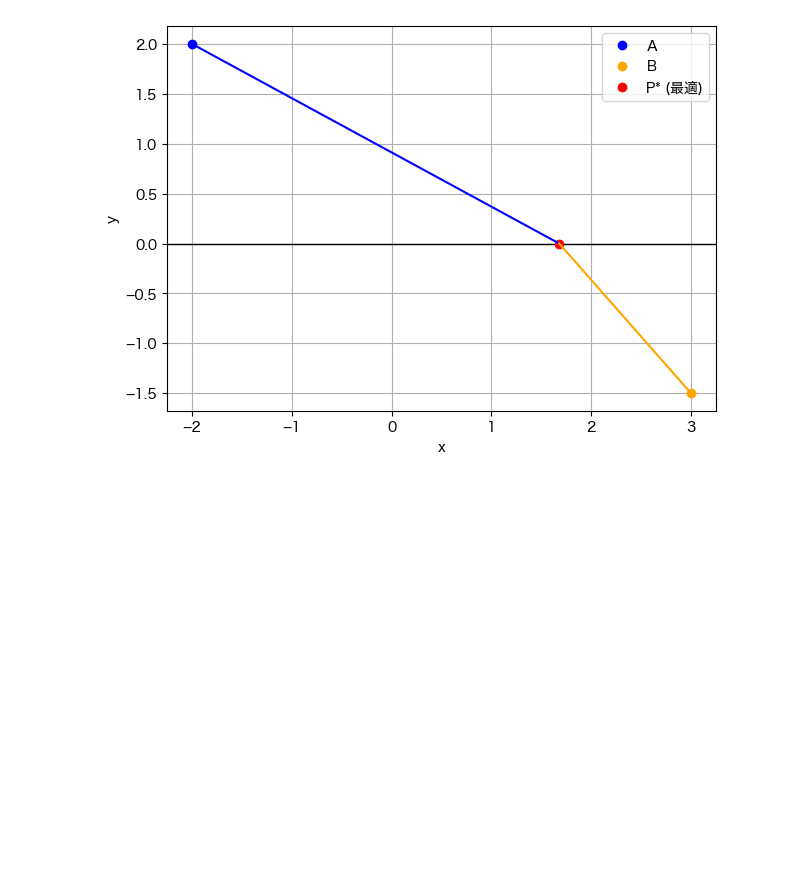
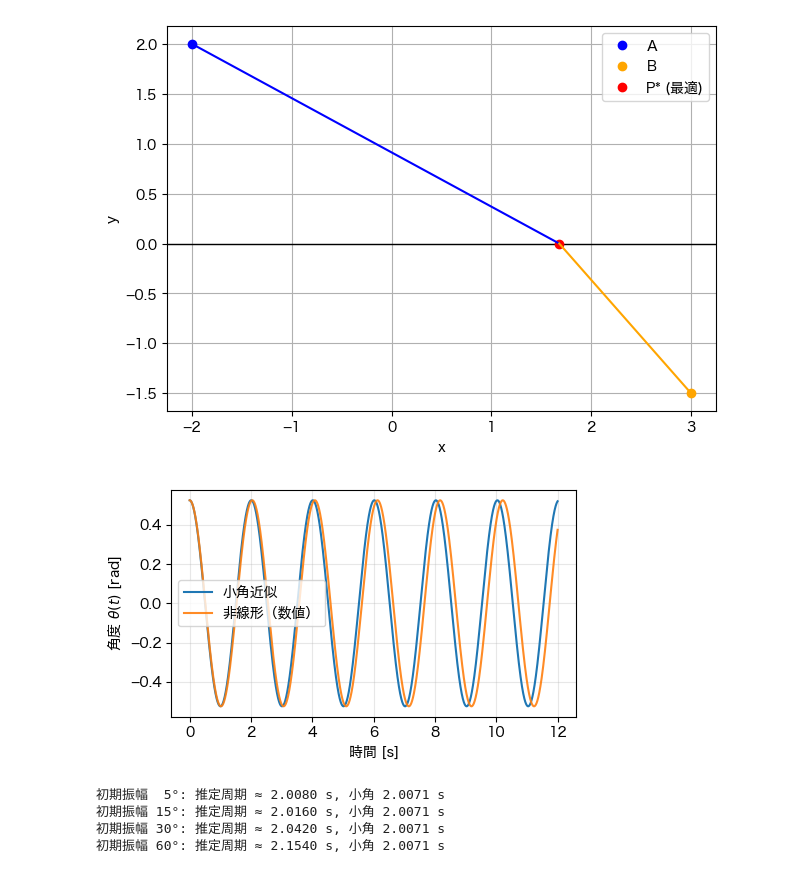
Before and after one commit to k16kgw/Class_Josai_MathematicalStudies, a Jupyter notebook: _build/html/_sources/contents/report/4.ipynb, the cells around one changed output. Cells and saved outputs as stored; diff of their text form; code cells hidden in the pictures; blank space fills up the shorter version.

```diff
--- a/_build/html/_sources/contents/report/4.ipynb
+++ b/_build/html/_sources/contents/report/4.ipynb
@@ -91,3 +91,66 @@ plt.tight_layout()
 plt.show()
 # %% [output]
 [figure]
+# %%
+import numpy as np
+import matplotlib.pyplot as plt
+from matplotlib import rcParams
+rcParams['font.family'] = 'Hiragino Sans'
+# %%
+g = 9.8
+ell = 1.0
+w0 = np.sqrt(g/ell)
+
+t_max = 12
+dt = 1e-3
+t = np.arange(0, t_max, dt)
+# %%
+def theta_lin(t, A, phi=0.0):
+    return A*np.cos(w0*t + phi)
+# %%
+def pend_rhs(theta, omega):
+    return omega, -(g/ell)*np.sin(theta)
+
+def rk4(theta0, omega0):
+    th = np.empty_like(t); om = np.empty_like(t)
+    th[0], om[0] = theta0, omega0
+    for k in range(len(t)-1):
+        h = dt
+        k1_th, k1_om = pend_rhs(th[k], om[k])
+        k2_th, k2_om = pend_rhs(th[k]+0.5*h*k1_th, om[k]+0.5*h*k1_om)
+        k3_th, k3_om = pend_rhs(th[k]+0.5*h*k2_th, om[k]+0.5*h*k2_om)
+        k4_th, k4_om = pend_rhs(th[k]+h*k3_th, om[k]+h*k3_om)
+        th[k+1] = th[k] + (h/6)*(k1_th + 2*k2_th + 2*k3_th + k4_th)
+        om[k+1] = om[k] + (h/6)*(k1_om + 2*k2_om + 2*k3_om + k4_om)
+    return th, om
+
+A = np.deg2rad(30)  # 30°
+theta_nl, omega_nl = rk4(A, 0.0)
+theta_l = theta_lin(t, A, 0.0)
+# %%
+fig, ax = plt.subplots(figsize=(5,3))
+ax.plot(t, theta_l, label="小角近似", lw=1.5)
+ax.plot(t, theta_nl, label="非線形（数値）", lw=1.5, alpha=0.9)
+ax.set_xlabel("時間 [s]"); ax.set_ylabel(r"角度 $\theta(t)$ [rad]")
+ax.legend(); ax.grid(True, alpha=0.3)
+plt.tight_layout(); fig.savefig("./4_pend_compare.png", dpi=300); plt.show()
+# %% [output]
+[figure, added]
+# %%
+def estimate_period(theta, t):
+    # 0 を上向きに通過する時刻を拾う
+    idx = np.where((theta[:-1] < 0) & (theta[1:] >= 0))[0]
+    if len(idx) < 2: return np.nan
+    t1 = t[idx[0]]; t2 = t[idx[1]]
+    return t2 - t1
+
+for deg in [5, 15, 30, 60]:
+    A = np.deg2rad(deg)
+    th, om = rk4(A, 0.0)
+    T_est = estimate_period(th, t)
+    print(f"初期振幅 {deg:>2}°: 推定周期 ≈ {T_est:.4f} s, 小角 {2*np.pi/w0:.4f} s")
+# %% [output]
+初期振幅  5°: 推定周期 ≈ 2.0080 s, 小角 2.0071 s
+初期振幅 15°: 推定周期 ≈ 2.0160 s, 小角 2.0071 s
+初期振幅 30°: 推定周期 ≈ 2.0420 s, 小角 2.0071 s
+初期振幅 60°: 推定周期 ≈ 2.1540 s, 小角 2.0071 s
```
Also changed, not shown: 12 other files.
